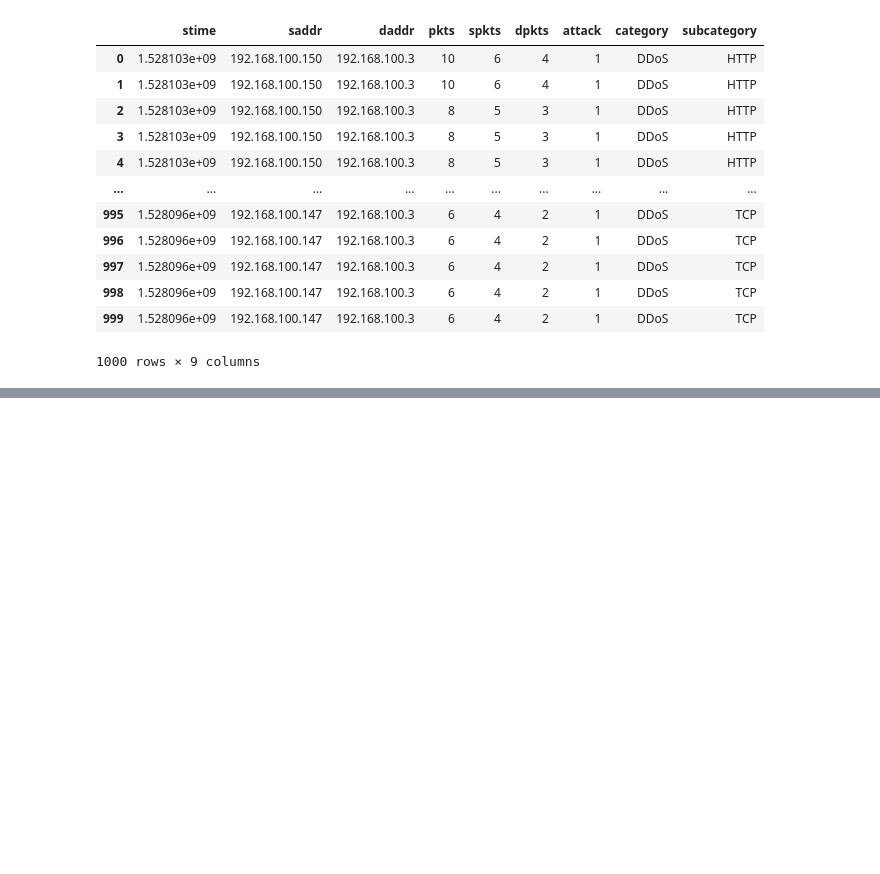
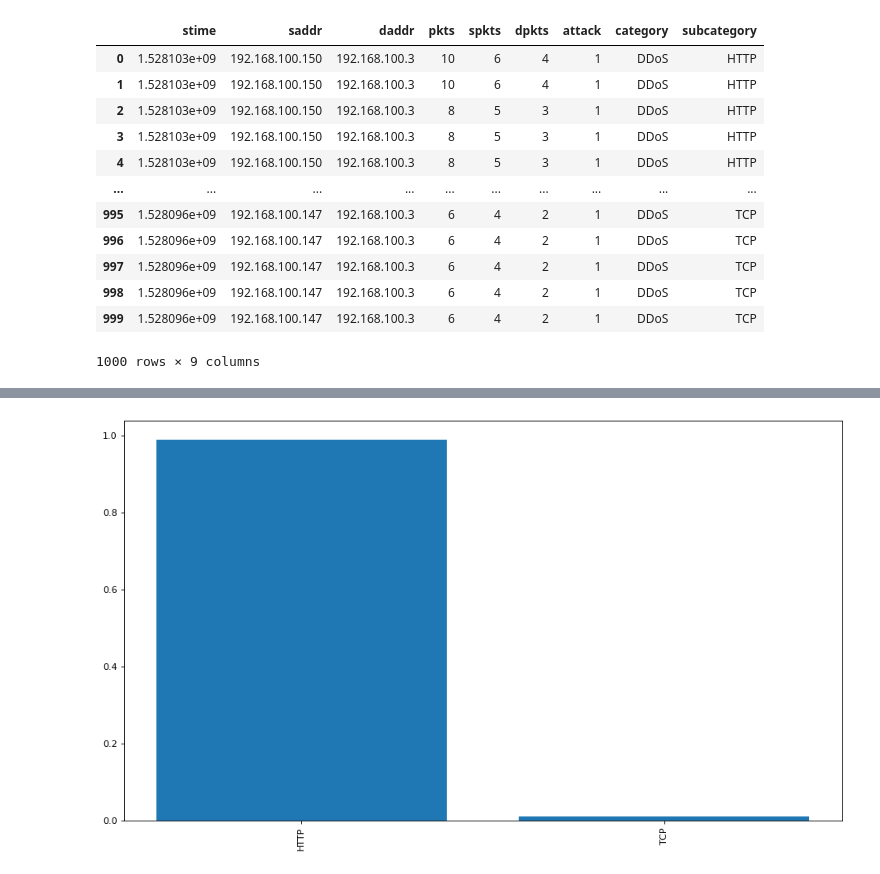
Before and after one commit to DDOS-Attacks-detection-in-IOT-using-ML/DDOS-Detection, a Jupyter notebook: DDOS attack.ipynb, the cells around one changed output, grey strips where cells are left out. Cells and saved outputs as stored; diff of their text form; code cells hidden in the pictures; blank space fills up the shorter version.

```diff
--- a/DDOS attack.ipynb
+++ b/DDOS attack.ipynb
@@ -163,0 +185,4 @@ selected_data
+# %%
+plot_bars('subcategory')
+# %% [output]
+[figure, added]
```
Also changed, not shown: parts of 3 cells of this notebook.
